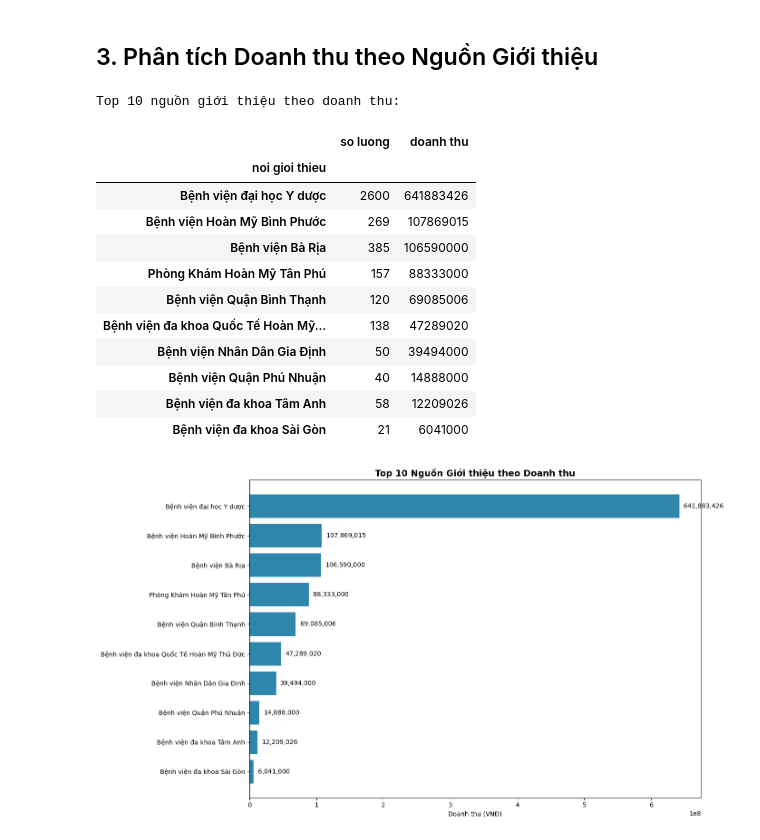
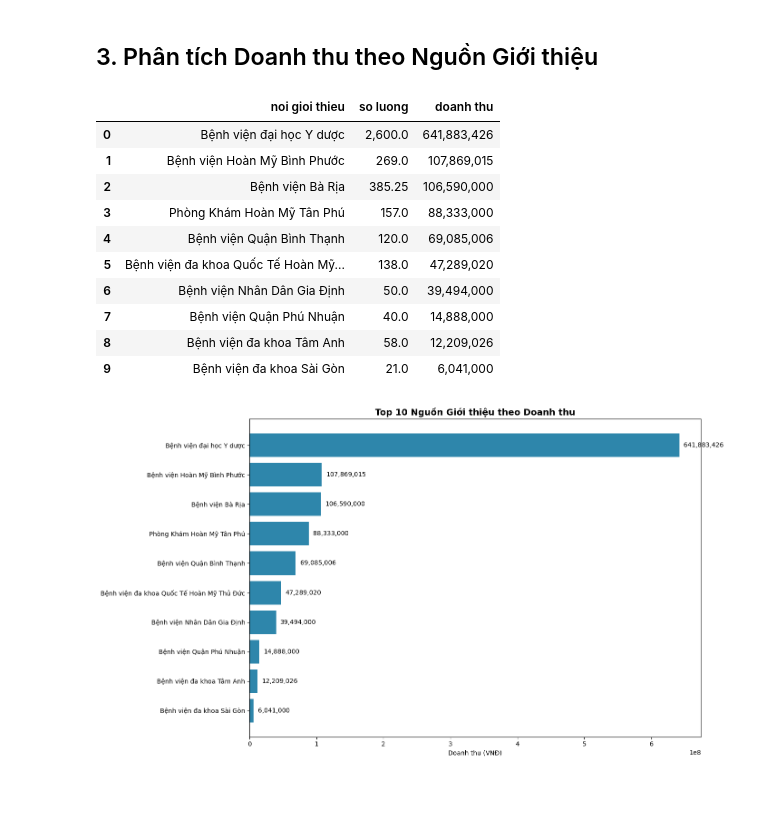
Before and after one commit to nguyendinhquocx/hmsg-doanh-thu-theo-nguon-gioi-thieu, a Jupyter notebook: phan_tich_doanh_thu.ipynb, the cells around one changed output. Drawn from its saved outputs; the diff is of its cells as text; code cells hidden in the pictures; blank space fills up the shorter version.

```diff
--- a/phan_tich_doanh_thu.ipynb
+++ b/phan_tich_doanh_thu.ipynb
@@ -137,29 +137,32 @@ Name: count, dtype: int64
 # %%
 # Tổng doanh thu theo nguồn giới thiệu
 doanh_thu_theo_nguon = df.groupby('noi gioi thieu').agg({
     'so luong': 'sum',
     'doanh thu': 'sum'
 }).sort_values('doanh thu', ascending=False)
 
-print("Top 10 nguồn giới thiệu theo doanh thu:")
-# Định dạng hiển thị để loại bỏ dấu thập phân trong cột số lượng
-display_df = doanh_thu_theo_nguon.head(10).copy()
-display_df['so luong'] = display_df['so luong'].astype(int)
-display_df
+# 2. Lấy TOP 10, reset index để cột 'noi gioi thieu' nằm cùng hàng
+display_df = doanh_thu_theo_nguon.head(10).reset_index()
+
+# 3. Định dạng số liệu phân tách hàng nghìn (dùng dấu phẩy, nếu muốn dấu chấm thì thay thế bằng .replace(',', '.'))
+display_df['so luong'] = display_df['so luong'].map('{:,}'.format)
+display_df['doanh thu'] = display_df['doanh thu'].map('{:,}'.format)
+
+# 4. Hiển thị (trong notebook dùng display, hoặc print)
+from IPython.display import display
+display(display_df)
 # %% [output]
-Top 10 nguồn giới thiệu theo doanh thu:
-|  | so luong | doanh thu |
-| noi gioi thieu |  |  |
-| Bệnh viện đại học Y dược | 2600 | 641883426 |
-| Bệnh viện Hoàn Mỹ Bình Phước | 269 | 107869015 |
-| Bệnh viện Bà Rịa | 385 | 106590000 |
-| Phòng Khám Hoàn Mỹ Tân Phú | 157 | 88333000 |
-| Bệnh viện Quận Bình Thạnh | 120 | 69085006 |
-| Bệnh viện đa khoa Quốc Tế Hoàn Mỹ... | 138 | 47289020 |
-| Bệnh viện Nhân Dân Gia Định | 50 | 39494000 |
-| Bệnh viện Quận Phú Nhuận | 40 | 14888000 |
-| Bệnh viện đa khoa Tâm Anh | 58 | 12209026 |
-| Bệnh viện đa khoa Sài Gòn | 21 | 6041000 |
+|  | noi gioi thieu | so luong | doanh thu |
+| 0 | Bệnh viện đại học Y dược | 2,600.0 | 641,883,426 |
+| 1 | Bệnh viện Hoàn Mỹ Bình Phước | 269.0 | 107,869,015 |
+| 2 | Bệnh viện Bà Rịa | 385.25 | 106,590,000 |
+| 3 | Phòng Khám Hoàn Mỹ Tân Phú | 157.0 | 88,333,000 |
+| 4 | Bệnh viện Quận Bình Thạnh | 120.0 | 69,085,006 |
+| 5 | Bệnh viện đa khoa Quốc Tế Hoàn Mỹ... | 138.0 | 47,289,020 |
+| 6 | Bệnh viện Nhân Dân Gia Định | 50.0 | 39,494,000 |
+| 7 | Bệnh viện Quận Phú Nhuận | 40.0 | 14,888,000 |
+| 8 | Bệnh viện đa khoa Tâm Anh | 58.0 | 12,209,026 |
+| 9 | Bệnh viện đa khoa Sài Gòn | 21.0 | 6,041,000 |
 # %%
 # Biểu đồ Top 10 nguồn giới thiệu theo doanh thu
 plt.figure(figsize=(14, 8))
```
Also changed, not shown: 2 other files.
